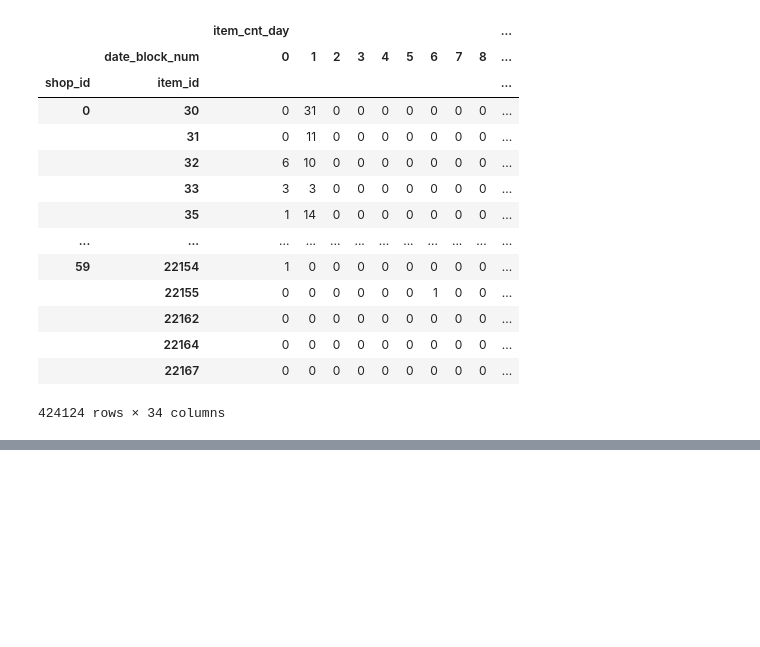
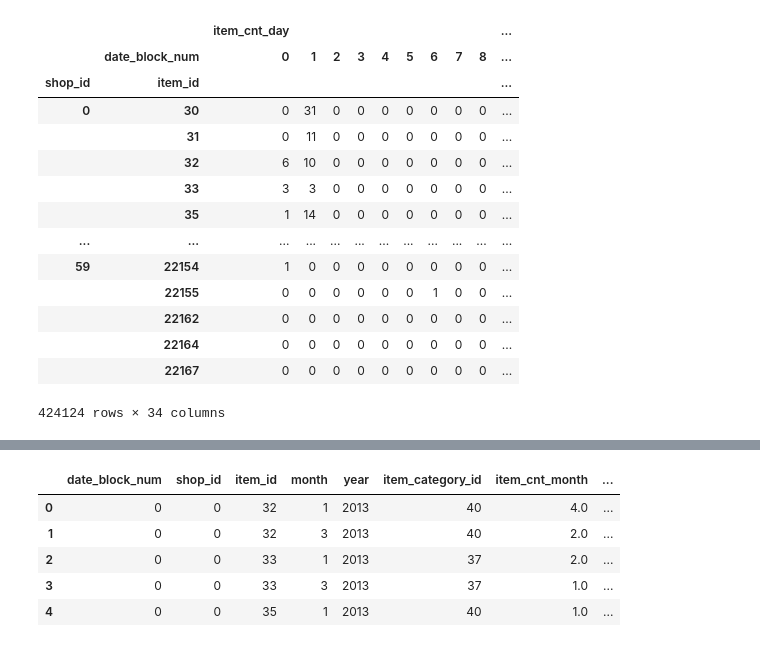
Before and after one commit to the-chiefdom/Predict_Future_Sales, a Jupyter notebook: Wrangling_Exploratory.ipynb, the cells around one changed output, grey strips where cells are left out. Cells and saved outputs as stored; diff of their text form; code cells hidden in the pictures; blank space fills up the shorter version.

```diff
--- a/Wrangling_Exploratory.ipynb
+++ b/Wrangling_Exploratory.ipynb
@@ -284,0 +273,5 @@ train_df.pivot_table(index = ['shop_id','item_id'],
+# %%
+train_df.drop(['date', 'item_price'], axis=1, inplace=True)
+# %%
+train_df = train_df.groupby([c for c in train_df.columns if c not in ['item_cnt_day']], as_index=False)[['item_cnt_day']].sum()
+train_df = train_df.rename(columns={'item_cnt_day':'item_cnt_month'})
@@ -284,0 +287,4 @@ train_df.pivot_table(index = ['shop_id','item_id'],
+# %%
+# Find monthly mean
+shop_item_mean = train_df[['shop_id', 'item_id', 'item_cnt_month']].groupby(['shop_id', 'item_id'], as_index=False)[['item_cnt_month']].mean()
+shop_item_mean = shop_item_mean.rename(columns={'item_cnt_month':'item_cnt_month_mean'})
@@ -284,0 +300,11 @@ train_df.pivot_table(index = ['shop_id','item_id'],
+# %%
+# Add mean to training set
+train_df = pd.merge(train_df, shop_item_mean, how='left', on=['shop_id','item_id'])
+train_df.head()
+# %% [output]
+|  | date_block_num | shop_id | item_id | month | year | item_category_id | item_cnt_month | ... |
+| 0 | 0 | 0 | 32 | 1 | 2013 | 40 | 4.0 | ... |
+| 1 | 0 | 0 | 32 | 3 | 2013 | 40 | 2.0 | ... |
+| 2 | 0 | 0 | 33 | 1 | 2013 | 37 | 2.0 | ... |
+| 3 | 0 | 0 | 33 | 3 | 2013 | 37 | 1.0 | ... |
+| 4 | 0 | 0 | 35 | 1 | 2013 | 40 | 1.0 | ... |
```
Also changed, not shown: parts of 29 cells of this notebook.
